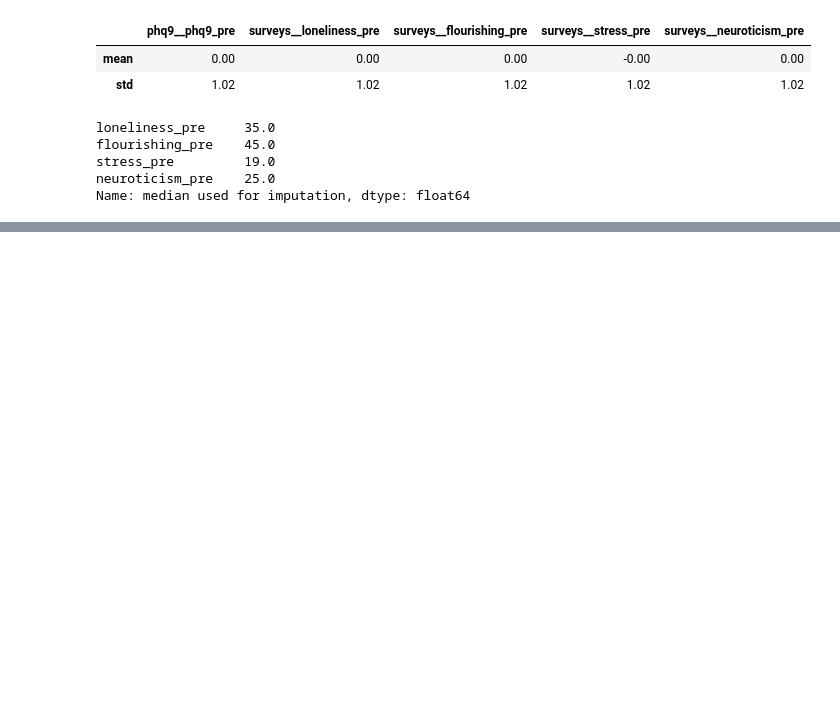
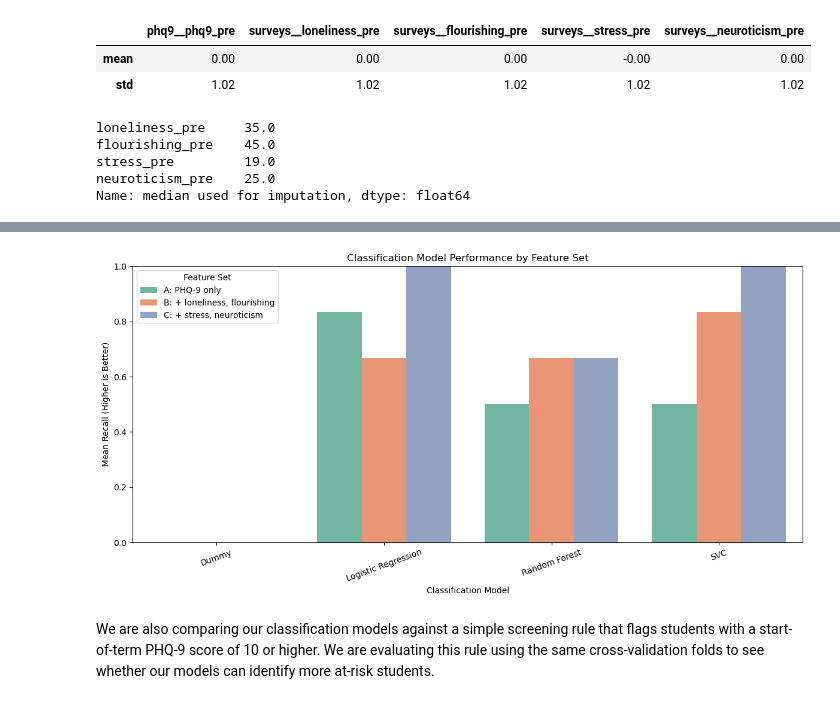
Before and after one commit to mariabssadh1-droid/spark_check, a Jupyter notebook: INSY 674-Group Project.ipynb, the cells around one changed output, grey strips where cells are left out. Saved outputs shown, nothing was run; the diff lists cells and outputs as text; code cells hidden in the pictures; blank space fills up the shorter version.

```diff
--- a/INSY 674-Group Project.ipynb
+++ b/INSY 674-Group Project.ipynb
@@ -1465,0 +1688,23 @@ Name: median used for imputation, dtype: float64
+# %%
+plt.figure(figsize=(12, 6))
+
+sns.barplot(
+    data=classification_results,
+    x="Model",
+    y="Mean Recall",
+    hue="Feature Set",
+    palette="Set2"
+)
+
+plt.title("Classification Model Performance by Feature Set")
+plt.xlabel("Classification Model")
+plt.ylabel("Mean Recall (Higher is Better)")
+plt.ylim(0, 1)
+plt.xticks(rotation=20)
+plt.legend(title="Feature Set")
+plt.tight_layout()
+plt.show()
+# %% [output]
+[figure, added]
+# %% [markdown]
+We are also comparing our classification models against a simple screening rule that flags students with a start-of-term PHQ-9 score of 10 or higher. We are evaluating this rule using the same cross-validation folds to see whether our models can identify more at-risk students.
```
Also changed, not shown: parts of 32 cells of this notebook, 1 other file.
